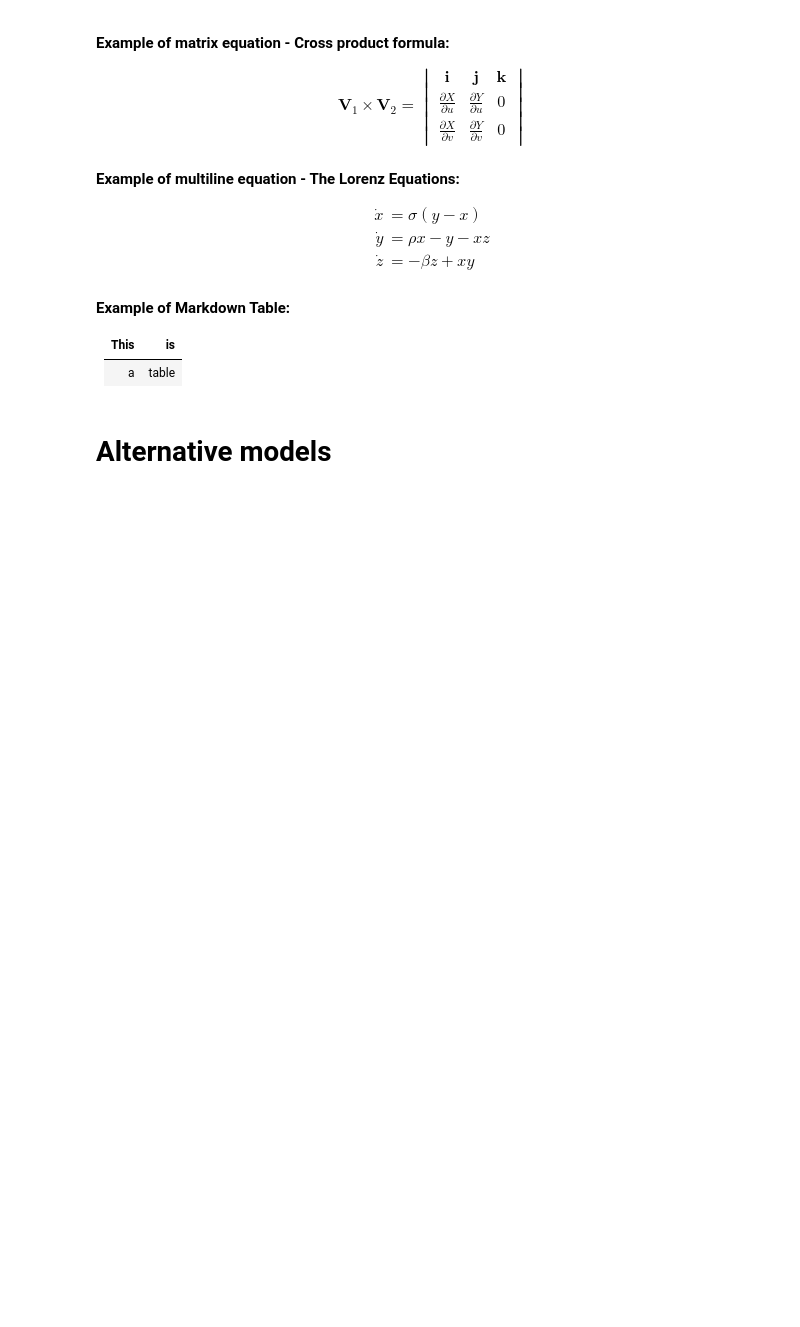
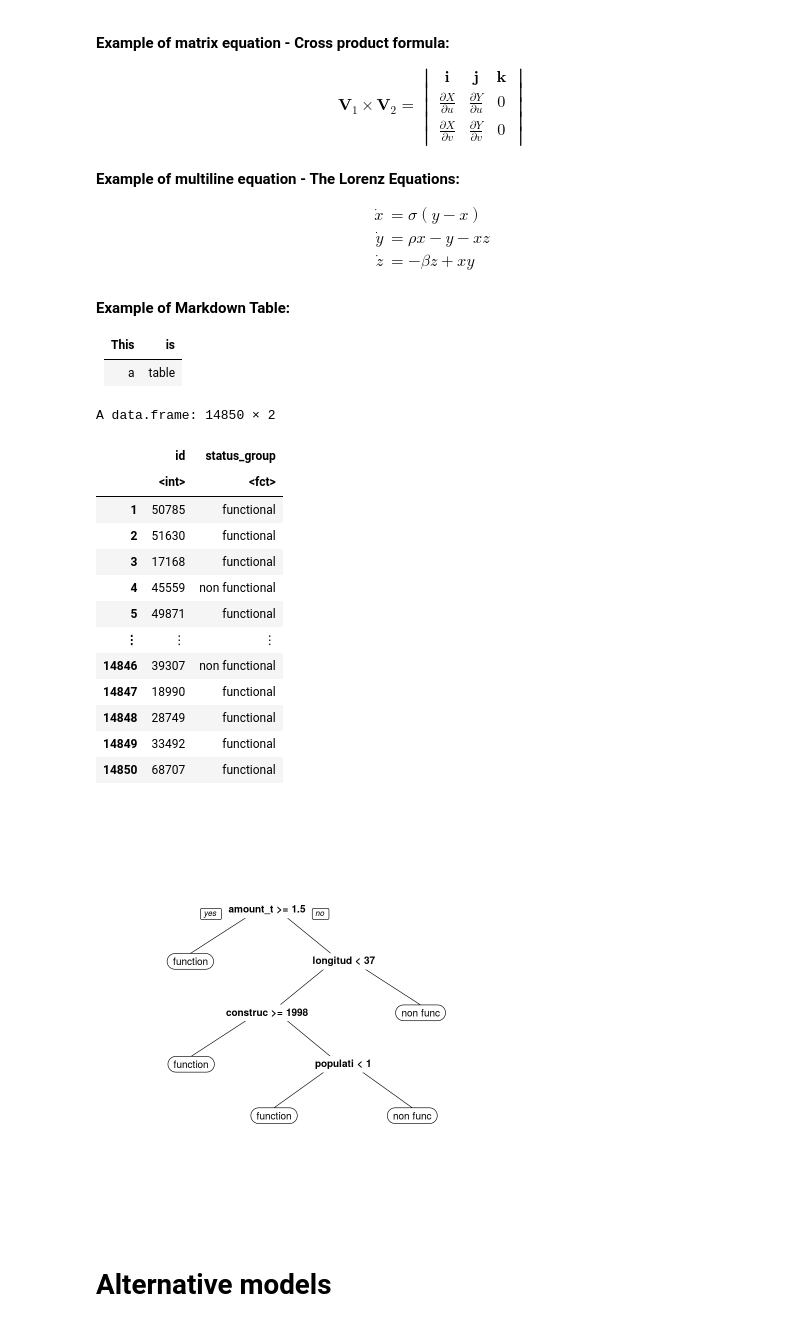
Before and after one commit to nmarotte/F422-fluffy-couscous, a Jupyter notebook: ReportTemplate.ipynb, the cells around one changed output. Saved outputs shown, nothing was run; the diff lists cells and outputs as text; code cells hidden in the pictures; blank space fills up the shorter version.

```diff
--- a/ReportTemplate.ipynb
+++ b/ReportTemplate.ipynb
@@ -251,0 +246,13 @@ A data.frame: 59400 × 29
+# %%
+factor_variables <- which(sapply(training_set_values[1,],class)=="factor")
+#factor_variables
+
+only_num_var <- training_set_values[,-factor_variables]
+
+#data_train
+data_train <- cbind(only_num_var, training_set_labels[2])
+data_train
+#data_train <- cbind(training_set_values, training_set_labels[2])#
+
+test_set_values
+summary(data_train)
@@ -337,27 +360,45 @@ e = mc^2
 # %%
-#install decision tree
-install.packages("rpart")
+
 library(rpart)
+library(rpart.plot)
+
 
 
 # example model
 
 #DS <- cbind(X, functionnal=Y)
 #data_train doit encore être défini data input + status_group
 
 model<- rpart(status_group~., data= data_train, method = 'class') # what we need to change according of the model
 
-predict_unseen <- predict(model,data_test, type = 'class')
+prp(model)
 
-#empirical_error <- mean(Y_hat-Y)^2) # comparaison with prediction
+predict_unseen <- predict(model,test_set_values, type = 'class')
 
-#print(paste("Empirical error=", round(empirical_error,digits=4)))
+status_group <-predict_unseen
 
-table_mat <- table(data_test$survived, predict_unseen)
-table_mat
 
-accuracy_test <- sum(diag(table_mat)) / sum(table_mat)
-print(paste('Accuracy for test'), accuracy_test))
+data_predict <- cbind(test_set_values[1],status_group)
+
+data_predict
+
+write.csv(data_predict,"prediction.csv",row.names = FALSE)
+# %% [output]
+A data.frame: 14850 × 2
+|  | id | status_group |
+|  | <int> | <fct> |
+| 1 | 50785 | functional |
+| 2 | 51630 | functional |
+| 3 | 17168 | functional |
+| 4 | 45559 | non functional |
+| 5 | 49871 | functional |
+| ⋮ | ⋮ | ⋮ |
+| 14846 | 39307 | non functional |
+| 14847 | 18990 | functional |
+| 14848 | 28749 | functional |
+| 14849 | 33492 | functional |
+| 14850 | 68707 | functional |
+[figure, added]
 # %% [markdown]
 # Alternative models
 # %% [markdown]
```
Also changed, not shown: parts of 14 cells of this notebook, 1 other file.
